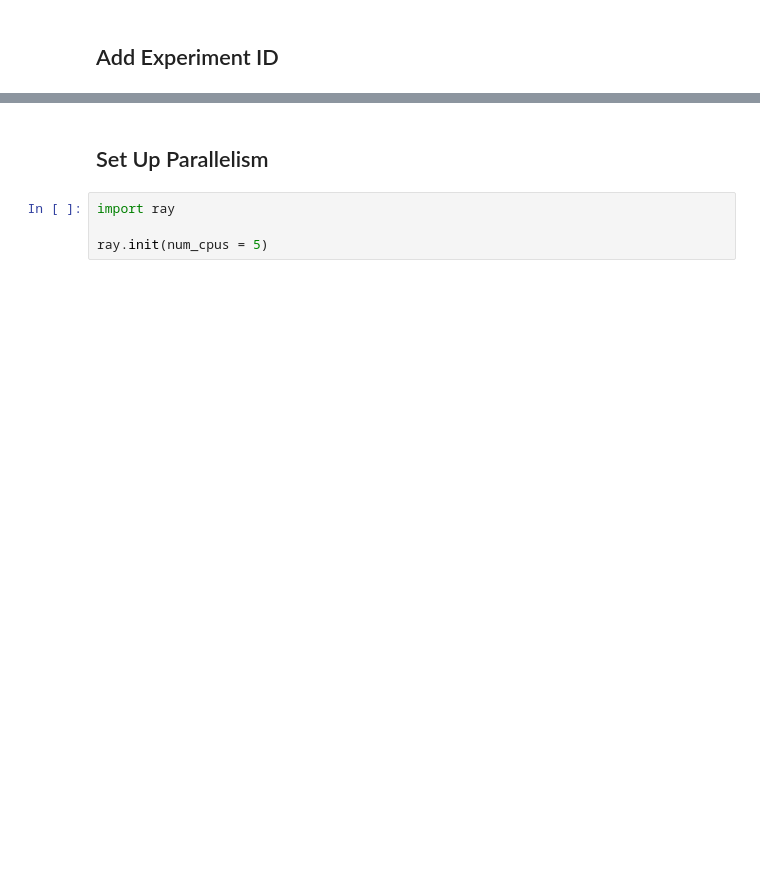
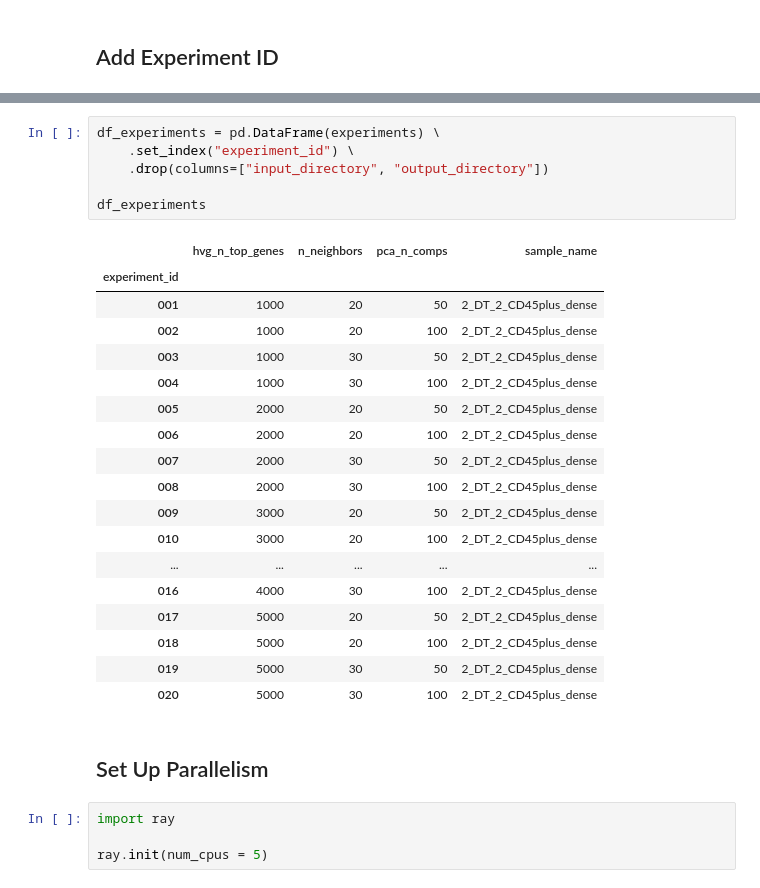
Before and after one commit to hisplan/mass-paral-param-search, a Jupyter notebook: single-cell/run-parallel-grid.ipynb, the cells around one changed output, grey strips where cells are left out. Drawn from its saved outputs; the diff is of its cells as text; blank space fills up the shorter version.

```diff
--- a/single-cell/run-parallel-grid.ipynb
+++ b/single-cell/run-parallel-grid.ipynb
@@ -69,3 +66,28 @@ len(experiments)
+# %%
+df_experiments = pd.DataFrame(experiments) \
+    .set_index("experiment_id") \
+    .drop(columns=["input_directory", "output_directory"])
+
+df_experiments
+# %% [output]
+|  | hvg_n_top_genes | n_neighbors | pca_n_comps | sample_name |
+| experiment_id |  |  |  |  |
+| 001 | 1000 | 20 | 50 | 2_DT_2_CD45plus_dense |
+| 002 | 1000 | 20 | 100 | 2_DT_2_CD45plus_dense |
+| 003 | 1000 | 30 | 50 | 2_DT_2_CD45plus_dense |
+| 004 | 1000 | 30 | 100 | 2_DT_2_CD45plus_dense |
+| 005 | 2000 | 20 | 50 | 2_DT_2_CD45plus_dense |
+| 006 | 2000 | 20 | 100 | 2_DT_2_CD45plus_dense |
+| 007 | 2000 | 30 | 50 | 2_DT_2_CD45plus_dense |
+| 008 | 2000 | 30 | 100 | 2_DT_2_CD45plus_dense |
+| 009 | 3000 | 20 | 50 | 2_DT_2_CD45plus_dense |
+| 010 | 3000 | 20 | 100 | 2_DT_2_CD45plus_dense |
+| ... | ... | ... | ... | ... |
+| 016 | 4000 | 30 | 100 | 2_DT_2_CD45plus_dense |
+| 017 | 5000 | 20 | 50 | 2_DT_2_CD45plus_dense |
+| 018 | 5000 | 20 | 100 | 2_DT_2_CD45plus_dense |
+| 019 | 5000 | 30 | 50 | 2_DT_2_CD45plus_dense |
+| 020 | 5000 | 30 | 100 | 2_DT_2_CD45plus_dense |
 # %% [markdown]
 ## Set Up Parallelism
 # %%
```
Also changed, not shown: parts of 16 cells of this notebook.
